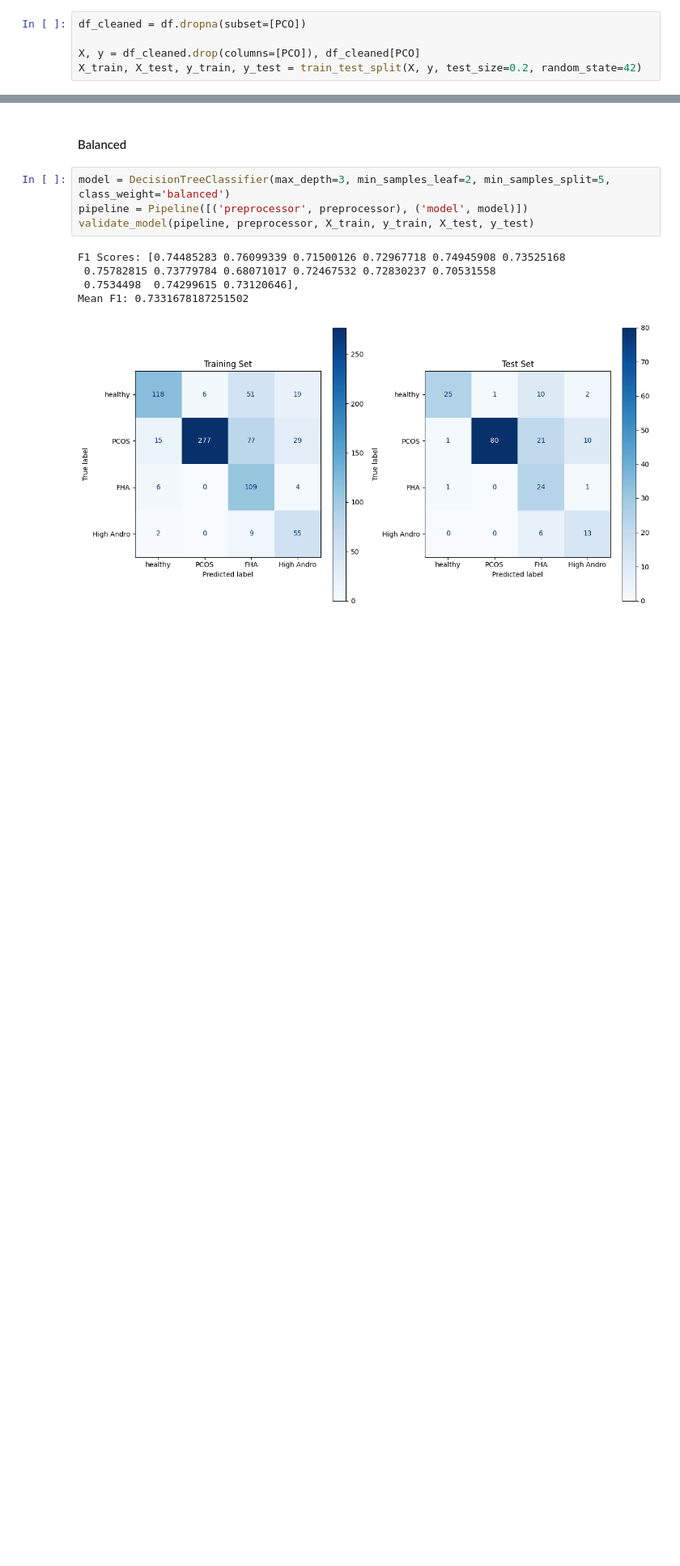
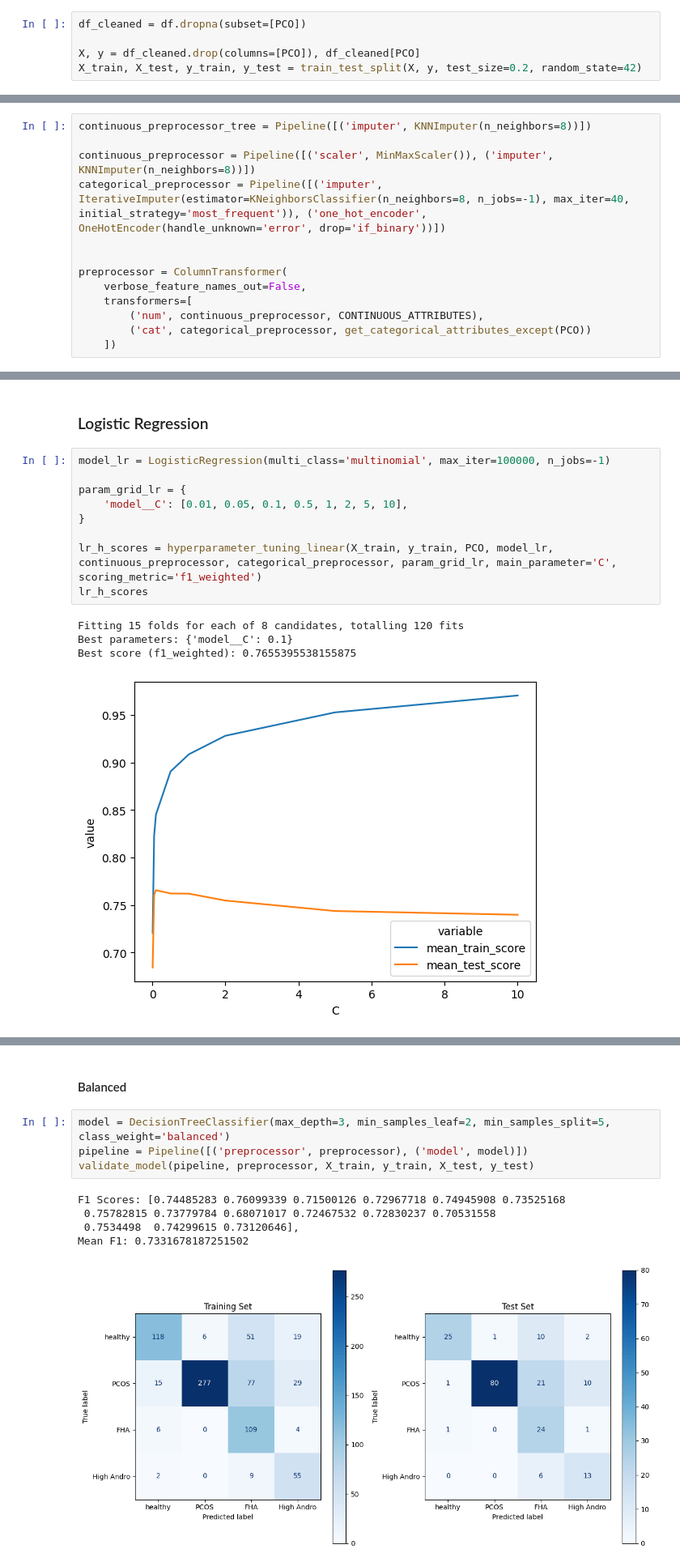
Before and after one commit to Karina-00/Master_project, a Jupyter notebook: pco_models.ipynb, the cells around one changed output, grey strips where cells are left out. Shown at 81% size. Saved outputs shown, nothing was run; the diff lists cells and outputs as text; blank space fills up the shorter version.

Commit message:
classification models - added hyperparameter tuning and a nice tree visualisatoin

```diff
--- a/pco_models.ipynb
+++ b/pco_models.ipynb
@@ -98,0 +196,13 @@ CLASS_NAMES = ['healthy', 'PCOS', 'FHA', 'High Andro']
+# %%
+continuous_preprocessor_tree = Pipeline([('imputer', KNNImputer(n_neighbors=8))])
+
+continuous_preprocessor = Pipeline([('scaler', MinMaxScaler()), ('imputer', KNNImputer(n_neighbors=8))])
+categorical_preprocessor = Pipeline([('imputer', IterativeImputer(estimator=KNeighborsClassifier(n_neighbors=8, n_jobs=-1), max_iter=40, initial_strategy='most_frequent')), ('one_hot_encoder', OneHotEncoder(handle_unknown='error', drop='if_binary'))])
+
+
+preprocessor = ColumnTransformer(
+    verbose_feature_names_out=False,
+    transformers=[
+        ('num', continuous_preprocessor, CONTINUOUS_ATTRIBUTES),
+        ('cat', categorical_preprocessor, get_categorical_attributes_except(PCO))
+    ])
@@ -98,0 +250,16 @@ CLASS_NAMES = ['healthy', 'PCOS', 'FHA', 'High Andro']
+# %% [markdown]
+### Logistic Regression
+# %%
+model_lr = LogisticRegression(multi_class='multinomial', max_iter=100000, n_jobs=-1)
+
+param_grid_lr = {
+    'model__C': [0.01, 0.05, 0.1, 0.5, 1, 2, 5, 10],
+}
+
+lr_h_scores = hyperparameter_tuning_linear(X_train, y_train, PCO, model_lr, continuous_preprocessor, categorical_preprocessor, param_grid_lr, main_parameter='C', scoring_metric='f1_weighted')
+lr_h_scores
+# %% [output]
+Fitting 15 folds for each of 8 candidates, totalling 120 fits
+Best parameters: {'model__C': 0.1}
+Best score (f1_weighted): 0.7655395538155875
+[figure, added]
```
Also changed, not shown: parts of 26 cells of this notebook, 4 other files.
